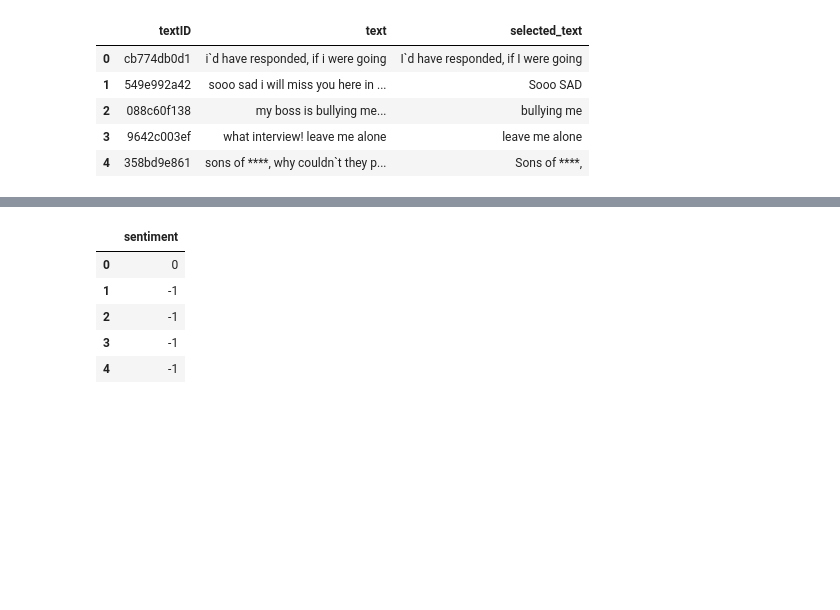
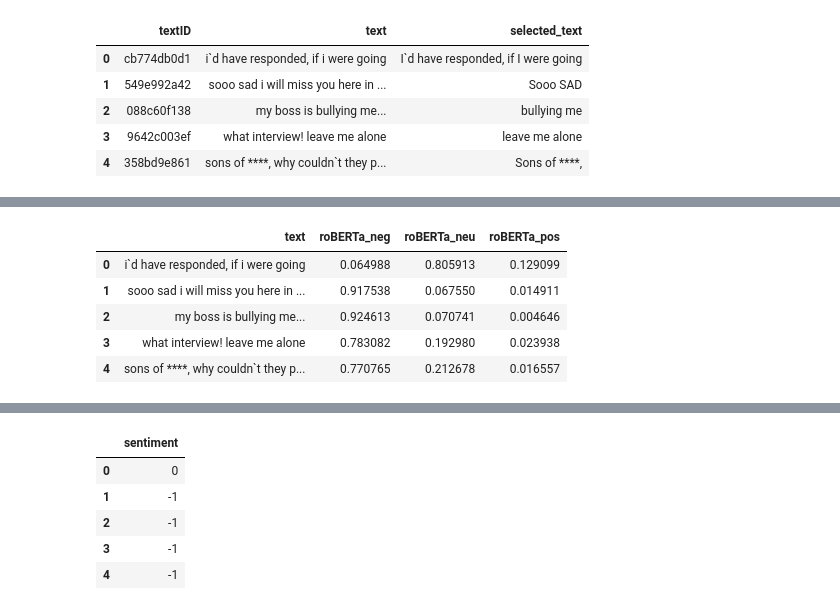
Before and after one commit to Fabien-DS/DSA_Sentiment, a Jupyter notebook: notebooks/PyTorch.ipynb, the cells around one changed output, grey strips where cells are left out. Cells and saved outputs as stored; diff of their text form; code cells hidden in the pictures; blank space fills up the shorter version.

```diff
--- a/notebooks/PyTorch.ipynb
+++ b/notebooks/PyTorch.ipynb
@@ -122,0 +100,2 @@ for i in range(scores.shape[0]):
+# %%
+nlp=pipeline("sentiment-analysis", model=model, tokenizer=tokenizer, device=0, return_all_scores=True)
@@ -384,14 +375,3 @@ X_train.head()
 # output = X_train_txt.apply(lambda x : model(**x))
 # %%
 # output.describe()
-# %%
-def TorchTwitterRoBERTa_Pred(text = "Good night 😊"):
-    text = preprocess(text)
-    encoded_input = tokenizer(text, return_tensors='pt')
-    output = model(**encoded_input)
-    scores = output[0][0].detach().numpy()
-    scores = (softmax(scores))
-    #otpt = pd.DataFrame([scores], columns=['roBERTa_neg','roBERTa_neu', 'roBERTa_pos'])
-    otpt = scores
-    #otpt.iloc[0]= scores
-    return otpt
@@ -410,0 +378,12 @@ X_train.head()['text'].apply(lambda x : TorchTwitterRoBERTa_Pred(x)).apply(pd.Se
+# %%
+def TorchTwitterRoBERTa_Pred(text = "Good night 😊"):
+    text = preprocess(text)
+    otpt = nlp(text)[0]
+#    otpt = (list(otpt[i].values())[1] for i in range(len(otpt)))
+    neg = otpt[0]['score']
+    neu = otpt[1]['score']
+    pos = otpt[2]['score']
+
+#    NewName = {0:'roBERTa-neg', 1:'roBERTa-neu', 2:'roBERTa-pos'}
+#    otpt = pd.json_normalize(otpt).transpose().rename(columns=NewName).reset_index().drop([0]).drop(columns=['index'])
+    return neg, neu, pos
@@ -410,0 +395,3 @@ X_train.head()['text'].apply(lambda x : TorchTwitterRoBERTa_Pred(x)).apply(pd.Se
+# %%
+df=X_train.head()[['text']]
+df
@@ -410,0 +405,11 @@ X_train.head()['text'].apply(lambda x : TorchTwitterRoBERTa_Pred(x)).apply(pd.Se
+# %%
+#df.apply(TorchTwitterRoBERTa_Pred, axis=1, result_type='expand')
+df['roBERTa_neg'],df['roBERTa_neu'],df['roBERTa_pos'] = zip(*df['text'].map(TorchTwitterRoBERTa_Pred))
+df
+# %% [output]
+|  | text | roBERTa_neg | roBERTa_neu | roBERTa_pos |
+| 0 | i`d have responded, if i were going | 0.064988 | 0.805913 | 0.129099 |
+| 1 | sooo sad i will miss you here in ... | 0.917538 | 0.067550 | 0.014911 |
+| 2 | my boss is bullying me... | 0.924613 | 0.070741 | 0.004646 |
+| 3 | what interview! leave me alone | 0.783082 | 0.192980 | 0.023938 |
+| 4 | sons of ****, why couldn`t they p... | 0.770765 | 0.212678 | 0.016557 |
```
Also changed, not shown: parts of 33 cells of this notebook, 6 other files.
